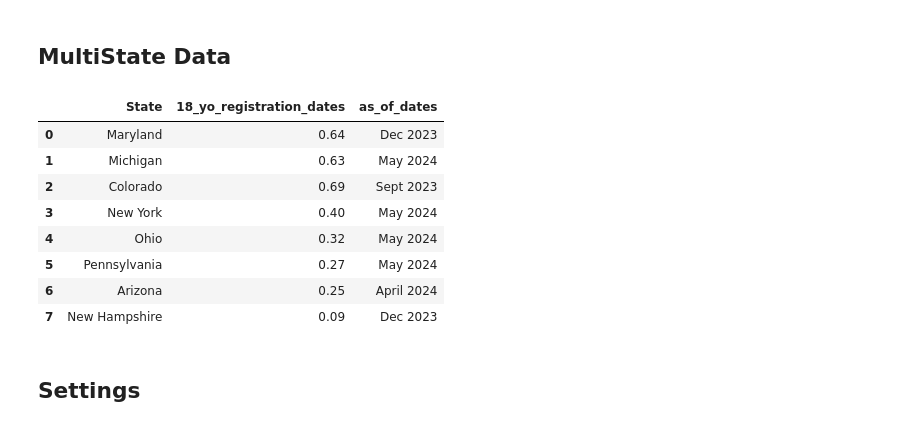
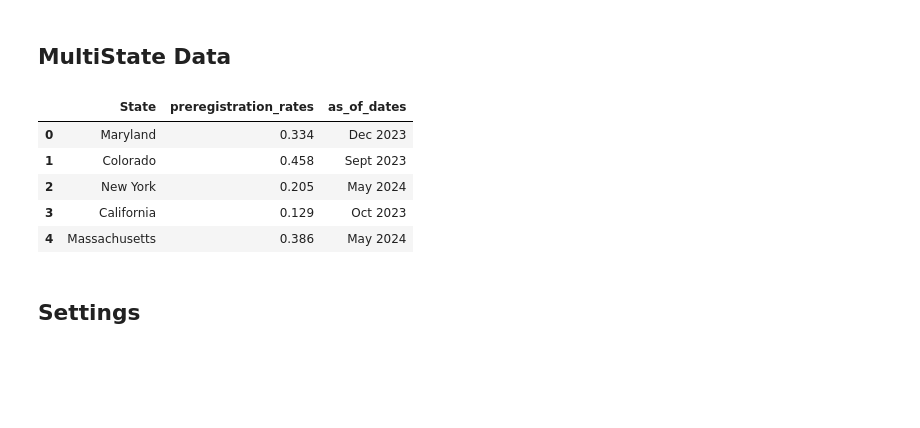
Before and after one commit to CivicsCenter/massachusetts, a Jupyter notebook: Scorecards/ma_scrorecard_blog_multistate_graph_202405.ipynb, the cells around one changed output. Drawn from its saved outputs; the diff is of its cells as text; code cells hidden in the pictures; blank space fills up the shorter version.

```diff
--- a/Scorecards/ma_scrorecard_blog_multistate_graph_202405.ipynb
+++ b/Scorecards/ma_scrorecard_blog_multistate_graph_202405.ipynb
@@ -16,22 +16,18 @@ logo_file = '/Users/sarah/Documents/GitHub/TCC/team-set-up/all blue logo-03-smal
 # %% [markdown]
 ## MultiState Data
 # %%
-df = pd.DataFrame({'State':['Maryland', 'Michigan', 'Colorado', 'New York', 'Ohio', 'Pennsylvania', 'Arizona', 'New Hampshire'],
-                   '18_yo_registration_dates':[.64, .63, .69, .40, .32, .27, .25, .09],
-                   'as_of_dates':["Dec 2023", "May 2024", "Sept 2023", "May 2024",
-                                  "May 2024", "May 2024", "April 2024", "Dec 2023"],
+df = pd.DataFrame({'State':['Maryland', 'Colorado', 'New York', 'California', 'Massachusetts'],
+                   'preregistration_rates':[.334, .458, .205, .129, .386],
+                   'as_of_dates':["Dec 2023", "Sept 2023", "May 2024", "Oct 2023", "May 2024"],
                    })
 df
 # %% [output]
-|  | State | 18_yo_registration_dates | as_of_dates |
-| 0 | Maryland | 0.64 | Dec 2023 |
-| 1 | Michigan | 0.63 | May 2024 |
-| 2 | Colorado | 0.69 | Sept 2023 |
-| 3 | New York | 0.40 | May 2024 |
-| 4 | Ohio | 0.32 | May 2024 |
-| 5 | Pennsylvania | 0.27 | May 2024 |
-| 6 | Arizona | 0.25 | April 2024 |
-| 7 | New Hampshire | 0.09 | Dec 2023 |
+|  | State | preregistration_rates | as_of_dates |
+| 0 | Maryland | 0.334 | Dec 2023 |
+| 1 | Colorado | 0.458 | Sept 2023 |
+| 2 | New York | 0.205 | May 2024 |
+| 3 | California | 0.129 | Oct 2023 |
+| 4 | Massachusetts | 0.386 | May 2024 |
 # %% [markdown]
 ## Settings
 # %%
```
Also changed, not shown: parts of 8 cells of this notebook, 2 other files.
